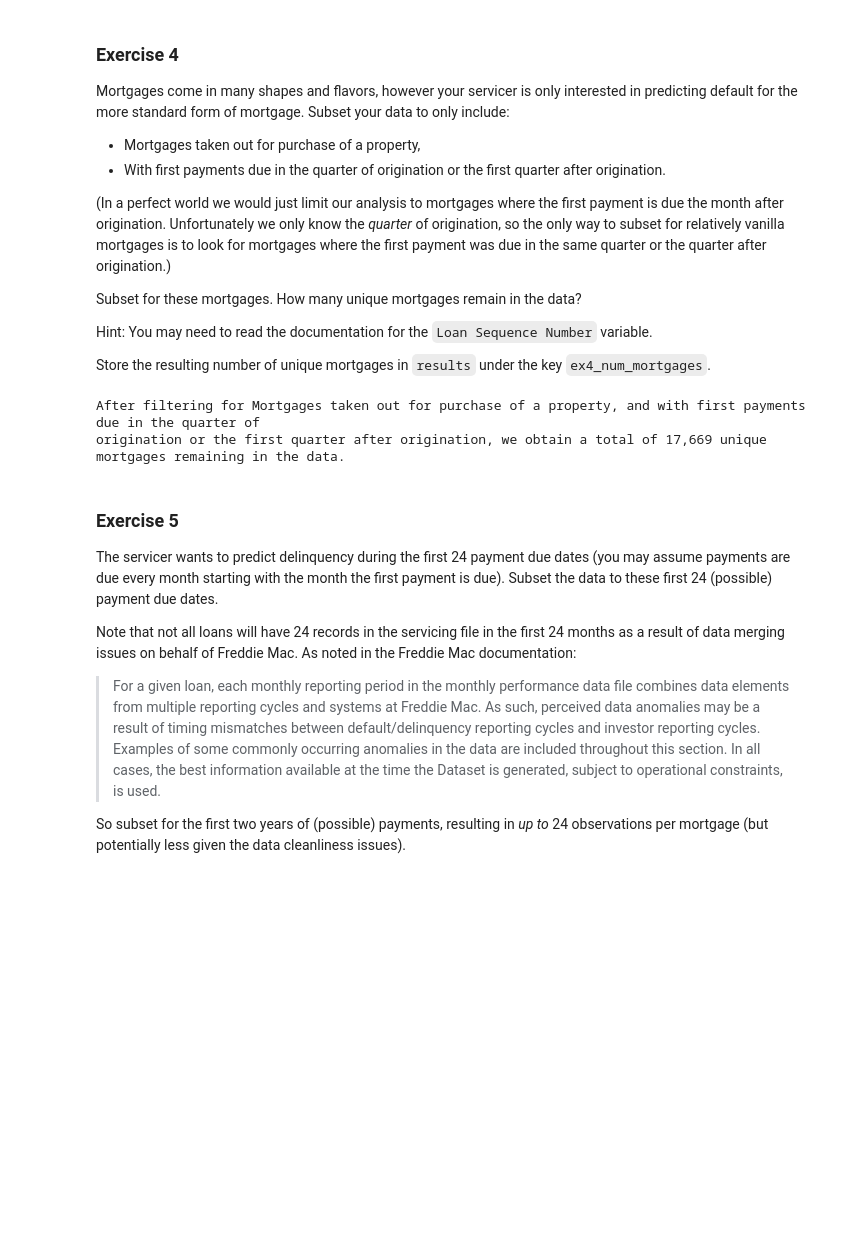
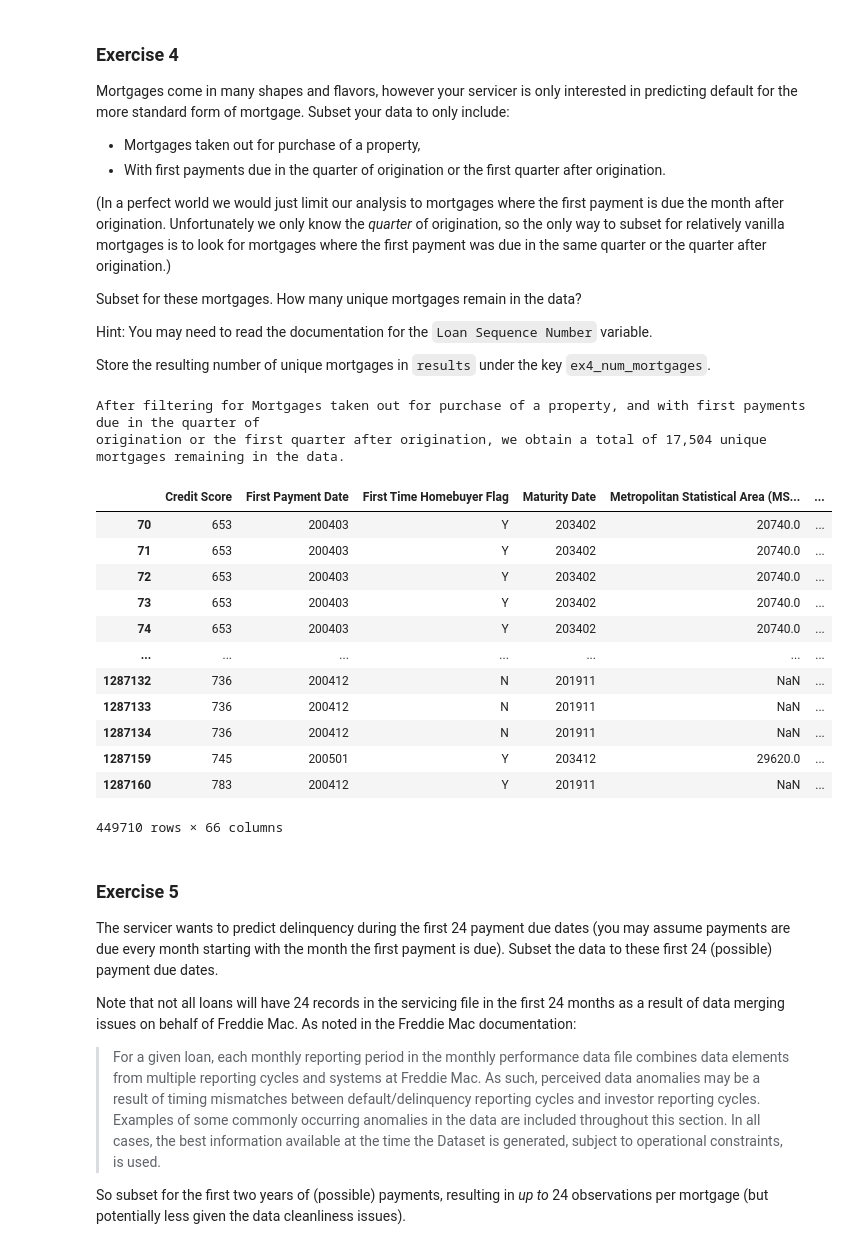
Before and after one commit to dani-jimlar/UDS_2024, a Jupyter notebook: exercise_passive_prediction.ipynb, the cells around one changed output. Saved outputs shown, nothing was run; the diff lists cells and outputs as text; code cells hidden in the pictures; blank space fills up the shorter version.

```diff
--- a/exercise_passive_prediction.ipynb
+++ b/exercise_passive_prediction.ipynb
@@ -203,7 +206,7 @@ db_m = pd.merge(
     db_mortage,
     db_servicing,
     on="Loan Sequence Number",
-    how="outer",
+    how="inner",
     indicator=True,
     validate="one_to_many",
 )
@@ -258,7 +262,23 @@ print(
 )
 # %% [output]
 After filtering for Mortgages taken out for purchase of a property, and with first payments due in the quarter of
-origination or the first quarter after origination, we obtain a total of 17,669 unique mortgages remaining in the data.
+origination or the first quarter after origination, we obtain a total of 17,504 unique mortgages remaining in the data.
+# %%
+db_m_filtered
+# %% [output]
+|  | Credit Score | First Payment Date | First Time Homebuyer Flag | Maturity Date | Metropolitan Statistical Area (MS... | ... |
+| 70 | 653 | 200403 | Y | 203402 | 20740.0 | ... |
+| 71 | 653 | 200403 | Y | 203402 | 20740.0 | ... |
+| 72 | 653 | 200403 | Y | 203402 | 20740.0 | ... |
+| 73 | 653 | 200403 | Y | 203402 | 20740.0 | ... |
+| 74 | 653 | 200403 | Y | 203402 | 20740.0 | ... |
+| ... | ... | ... | ... | ... | ... | ... |
+| 1287132 | 736 | 200412 | N | 201911 | NaN | ... |
+| 1287133 | 736 | 200412 | N | 201911 | NaN | ... |
+| 1287134 | 736 | 200412 | N | 201911 | NaN | ... |
+| 1287159 | 745 | 200501 | Y | 203412 | 29620.0 | ... |
+| 1287160 | 783 | 200412 | Y | 201911 | NaN | ... |
+449710 rows × 66 columns
 # %% [markdown]
 ### Exercise 5
 
```
Also changed, not shown: parts of 9 cells of this notebook.
